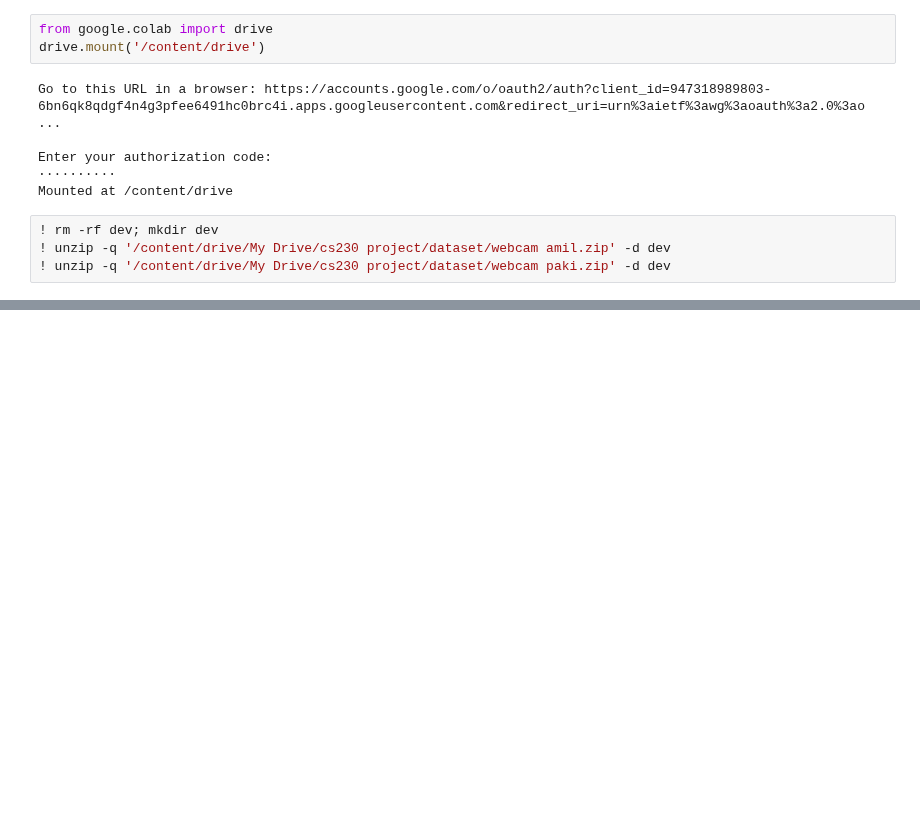
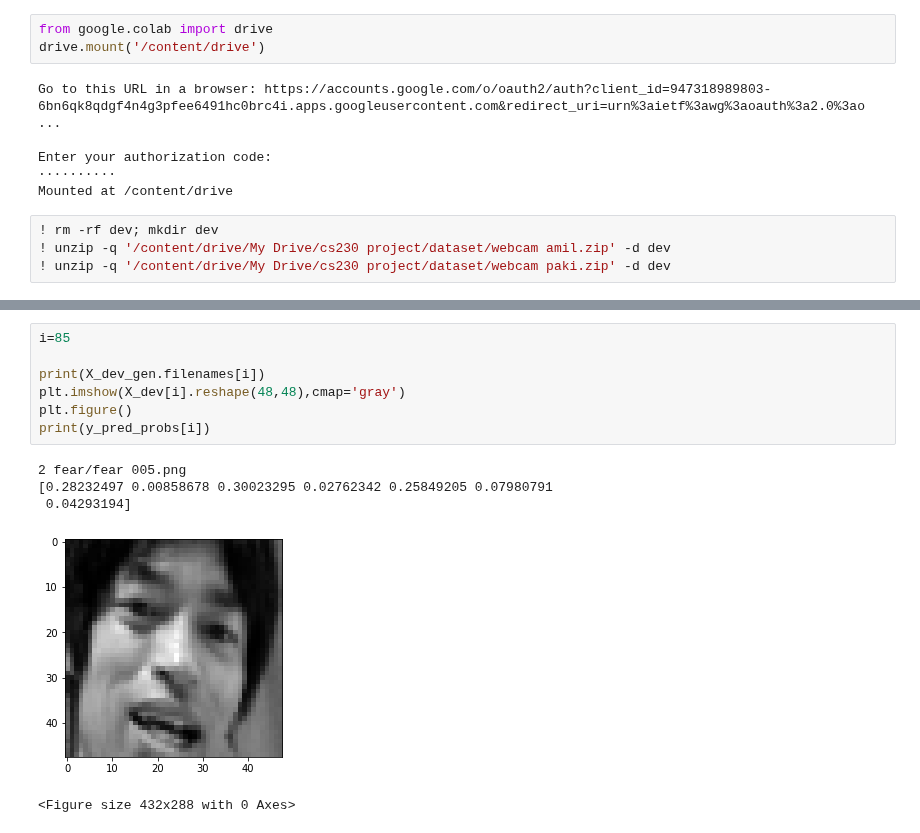
Before and after one commit to amilkh/cs230-fer, a Jupyter notebook: fer2013.ipynb, the cells around one changed output, grey strips where cells are left out. Drawn from its saved outputs; the diff is of its cells as text; blank space fills up the shorter version.

```diff
--- a/fer2013.ipynb
+++ b/fer2013.ipynb
@@ -113,0 +104,13 @@ plt.show()
+# %%
+i=85
+
+print(X_dev_gen.filenames[i])
+plt.imshow(X_dev[i].reshape(48,48),cmap='gray')
+plt.figure()
+print(y_pred_probs[i])
+# %% [output]
+2 fear/fear 005.png
+[0.28232497 0.00858678 0.30023295 0.02762342 0.25849205 0.07980791
+ 0.04293194]
+[figure, added]
+<Figure size 432x288 with 0 Axes>
```
Also changed, not shown: parts of 14 cells of this notebook.
